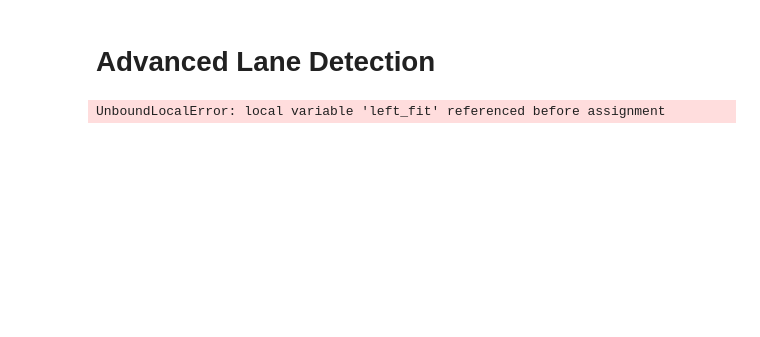
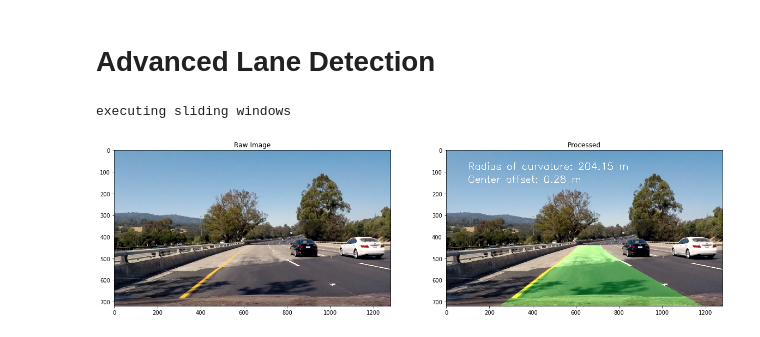
Before and after one commit to mulshankar/AdvancedLaneDetection_Sankar, a Jupyter notebook: AdvancedLaneDetection_Sankar.ipynb, the cells around one changed output. Cells and saved outputs as stored; diff of their text form; code cells hidden in the pictures; blank space fills up the shorter version.

```diff
--- a/AdvancedLaneDetection_Sankar.ipynb
+++ b/AdvancedLaneDetection_Sankar.ipynb
@@ -44,11 +44,11 @@ for img_path in images_path:
         imgpoints.append(corners)
 
         # Draw and display the corners
-        out=cv2.drawChessboardCorners(img, (nx, ny), corners, ret)
-        cv2.imshow('img',out)
-        cv2.waitKey(10)
+        #out=cv2.drawChessboardCorners(img, (nx, ny), corners, ret)
+        #cv2.imshow('img',out)
+        #cv2.waitKey(10)
 
-cv2.destroyAllWindows()
+#cv2.destroyAllWindows()
 
 ## Calibrate the camera using all imgpoints and objpoints obtained above
 
@@ -153,7 +153,7 @@ def hls_select(img, thresh=(0, 255)):
     binary_output[(s_channel > thresh[0]) & (s_channel <= thresh[1])] = 1
     return binary_output
 
-hls_binary = hls_select(img, thresh=(120, 255)) ## operating on the s-channel which works best for white/yellow lines
+hls_binary = hls_select(img, thresh=(140, 255)) ## operating on the s-channel which works best for white/yellow lines
 
 f, (ax1, ax2) = plt.subplots(1, 2, figsize=(14, 9))
 f.tight_layout()
@@ -640,15 +681,13 @@ def curvature_offset(binary_warped):
 # %%
 ### Creating a final pipeline for each image
 
-def final_pipeline(img,laneFound):
-
-    ##Initializing some globals ####
+def final_pipeline(img):
 
     global left_fit
     global right_fit
-
-    img_shape = img.shape
-    img_size = (image_shape[1], image_shape[0])
+    global img_size
+    global left_fitx
+    global right_fitx
 
     # -----------Step1: Undistort an incoming image-----------#
 
@@ -695,24 +734,19 @@ def final_pipeline(img,laneFound):
     #------------This step will happen only if lanes are detected for first time or ------#
     #------------if the algorithm suddenly loses track of lanes---------------------------#
 
-    if laneFound==False:
+    if (left_fit is None) or (right_fit is None):
         out_img=sliding_windows_lane(warped,histogram)
+        print('executing sliding windows')
     else:
     # ------Step 8: Continuous lane detection..Fitting a polynomial for left & right lanes--#
         out_img=lane_detect(warped)
 
-    return out_img
+    # ------Step 9: Draw polygon between the detected left and right lanes on the road------#
 
-img_sample=mpimg.imread('D:/SankarStuff/SDC_ND/CarND-Advanced-Lane-Lines/test_images/test2.jpg')
-out=final_pipeline(img_sample,True)
+    poly_img=drawPolygon(img,warped,src,dst)
 
-# Plotting thresholded images
-f, (ax1, ax2) = plt.subplots(1, 2, figsize=(20,10))
-ax1.set_title('Raw Image') # green is the gradient threshold component and blue is color threshold component
-ax1.imshow(img_sample)
+    # ---- Step 10: Calculate radius of curvature and offset from center of road & display--#
 
-ax2.set_title('Processed')
-ax2.imshow(out, cmap='gray')
-plt.show()
+    final_img=curvature_offset(warped,poly_img)
+
+    return poly_img
-# %% [output]
-UnboundLocalError: local variable 'left_fit' referenced before assignment
@@ -728,0 +753,27 @@ UnboundLocalError: local variable 'left_fit' referenced before assignment
+# %%
+## Test final pipeline
+
+%matplotlib inline
+
+img_sample=mpimg.imread('D:/SankarStuff/SDC_ND/CarND-Advanced-Lane-Lines/test_images/test4.jpg')
+
+left_fit=None
+right_fit=None
+left_fitx=None
+right_fitx=None
+img_size=(img.shape[1],img.shape[0])
+
+out=final_pipeline(img_sample)
+
+
+# Plotting thresholded images
+f, (ax1, ax2) = plt.subplots(1, 2, figsize=(20,10))
+ax1.set_title('Raw Image') # green is the gradient threshold component and blue is color threshold component
+ax1.imshow(img_sample)
+
+ax2.set_title('Processed')
+ax2.imshow(out, cmap='gray')
+plt.show()
+# %% [output]
+executing sliding windows
+[figure, added]
```
Also changed, not shown: parts of 4 cells of this notebook.
